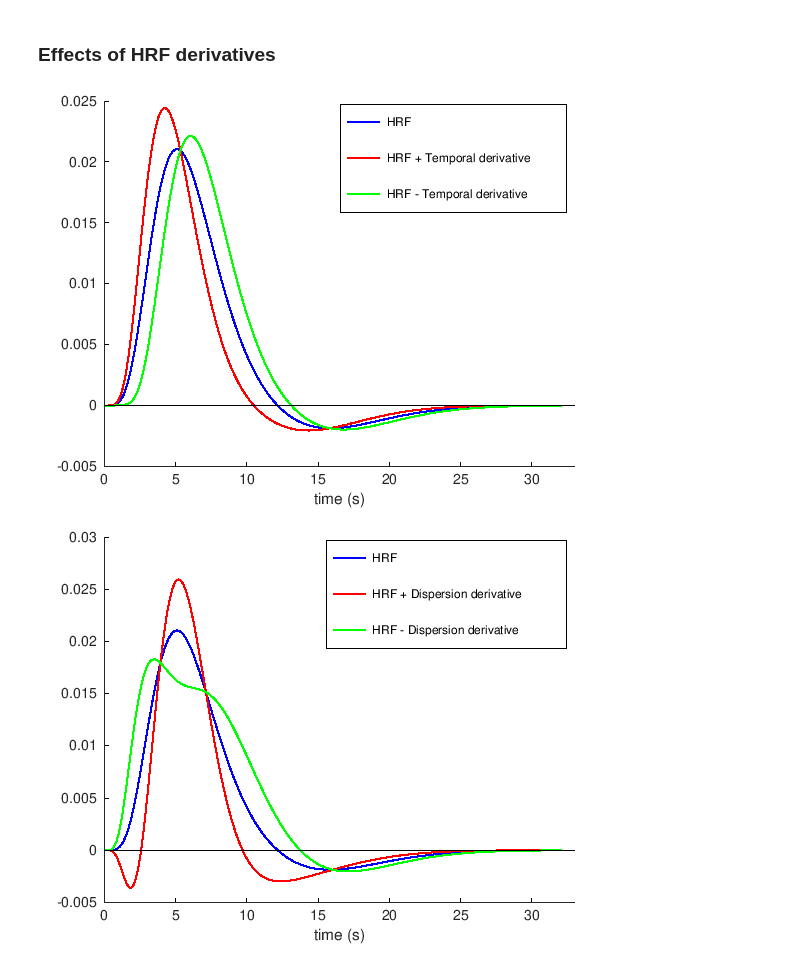
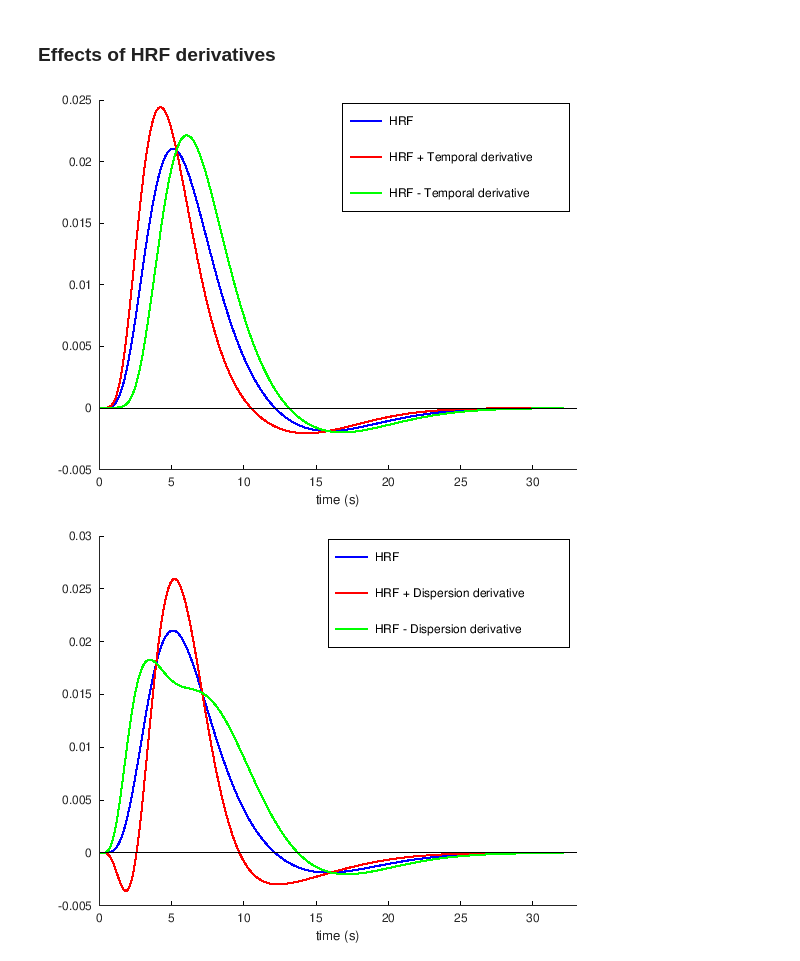
Before and after one commit to OpenMRBenelux/openmr2021-dataviz-workshop, a Jupyter notebook: code/octave_plot_hrf.ipynb, the cells around one changed output. Drawn from its saved outputs; the diff is of its cells as text; code cells hidden in the pictures.

```diff
--- a/code/octave_plot_hrf.ipynb
+++ b/code/octave_plot_hrf.ipynb
@@ -32,0 +51,16 @@ end
+# %%
+xBF.name = 'hrf (with time and dispersion derivatives)';
+
+% duration of each bin at which we we are creating the HRF
+xBF.dt = 1 / temporal_resolution;
+
+% Length of the HRF in seconds
+xBF.length = 33;
+xBF.order = 1;
+
+% Creates the informed basis set
+xBF = spm_get_bf(xBF);
+
+canonical_HRF = xBF.bf(:,1);
+temporal_derivative = xBF.bf(:,2);
+dispersion_derivative = xBF.bf(:,3);
@@ -32,0 +71,6 @@ end
+# %%
+HRF = spm_hrf(1 / temporal_resolution);
+
+hold on
+h = plot(HRF);
+set_axis(h, 'HRF', 32, temporal_resolution)
@@ -60,3 +81,12 @@ dispersion_derivative = xBF.bf(:,3);
+# %%
+temporal_resolution = 10; % in hertz
+run_duration = 33; % in seconds
+onset_vector = zeros(run_duration * temporal_resolution, 1);
+
+% We simulate a neural event that happened at the very beginning of the run
+onset_vector(1) = 1;
+
+% onset_vector(80) = 1;
 # %% [markdown]
 ### Convolve impulse response with HRF
 # %%
@@ -106,16 +136,16 @@ set(gca, 'xtick', [1 2 3] , ...
 # %%
 hold on
 
 h(1) = plot(canonical_HRF, 'b');
 h(2) = plot(canonical_HRF + temporal_derivative, 'r');
 h(3) = plot(canonical_HRF - temporal_derivative, 'g');
 
 LEGEND={'HRF'; ...
         'HRF + Temporal derivative'; ...
         'HRF - Temporal derivative'};
-set_axis(h, LEGEND, length(onset_vector))
+set_axis(h, LEGEND, run_duration, temporal_resolution)
 # %% [output]
-[figure, old version]
+[figure, new version]
 # %%
 hold on
 
@@ -126,6 +156,6 @@ h(3) = plot(canonical_HRF - dispersion_derivative, 'g');
 LEGEND={'HRF'; ...
         'HRF + Dispersion derivative'; ...
         'HRF - Dispersion derivative'};
-set_axis(h, LEGEND, length(onset_vector))
+set_axis(h, LEGEND, run_duration, temporal_resolution)
 # %% [output]
-[figure, old version]
+[figure, new version]
```
Also changed, not shown: parts of 11 cells of this notebook, 2 other files.
